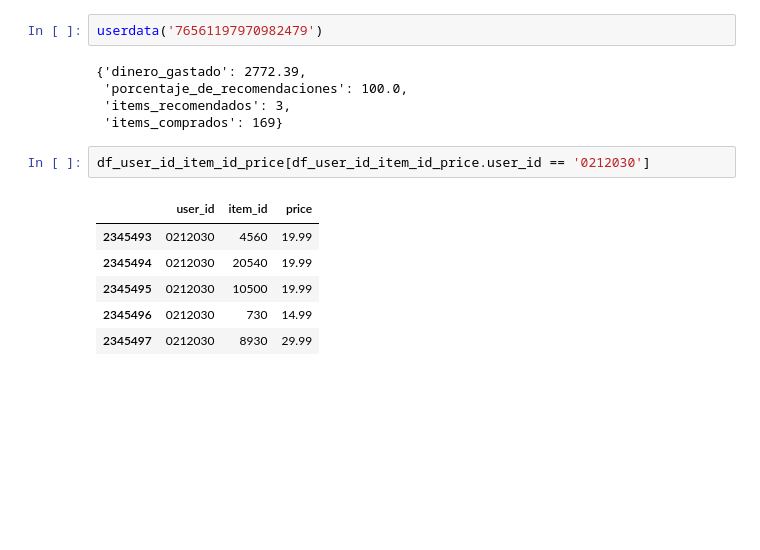
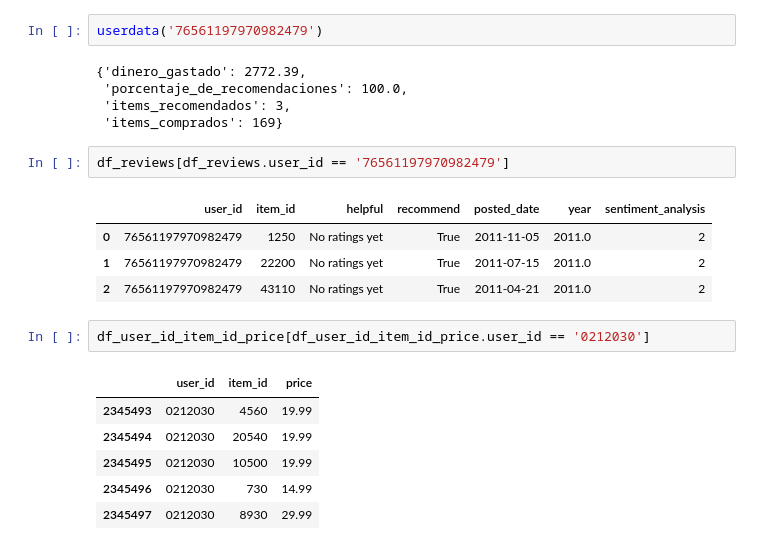
Before and after one commit to rominaEsc/MLOps_steam_games, a Jupyter notebook: 4_consultas.ipynb, the cells around one changed output. Saved outputs shown, nothing was run; the diff lists cells and outputs as text; blank space fills up the shorter version.

```diff
--- a/4_consultas.ipynb
+++ b/4_consultas.ipynb
@@ -65,6 +65,13 @@ userdata('76561197970982479')
  'porcentaje_de_recomendaciones': 100.0,
  'items_recomendados': 3,
  'items_comprados': 169}
+# %%
+df_reviews[df_reviews.user_id == '76561197970982479']
+# %% [output]
+|  | user_id | item_id | helpful | recommend | posted_date | year | sentiment_analysis |
+| 0 | 76561197970982479 | 1250 | No ratings yet | True | 2011-11-05 | 2011.0 | 2 |
+| 1 | 76561197970982479 | 22200 | No ratings yet | True | 2011-07-15 | 2011.0 | 2 |
+| 2 | 76561197970982479 | 43110 | No ratings yet | True | 2011-04-21 | 2011.0 | 2 |
 # %%
 df_user_id_item_id_price[df_user_id_item_id_price.user_id == '0212030']
 # %% [output]
```
Also changed, not shown: parts of 4 cells of this notebook, 1 other file.
